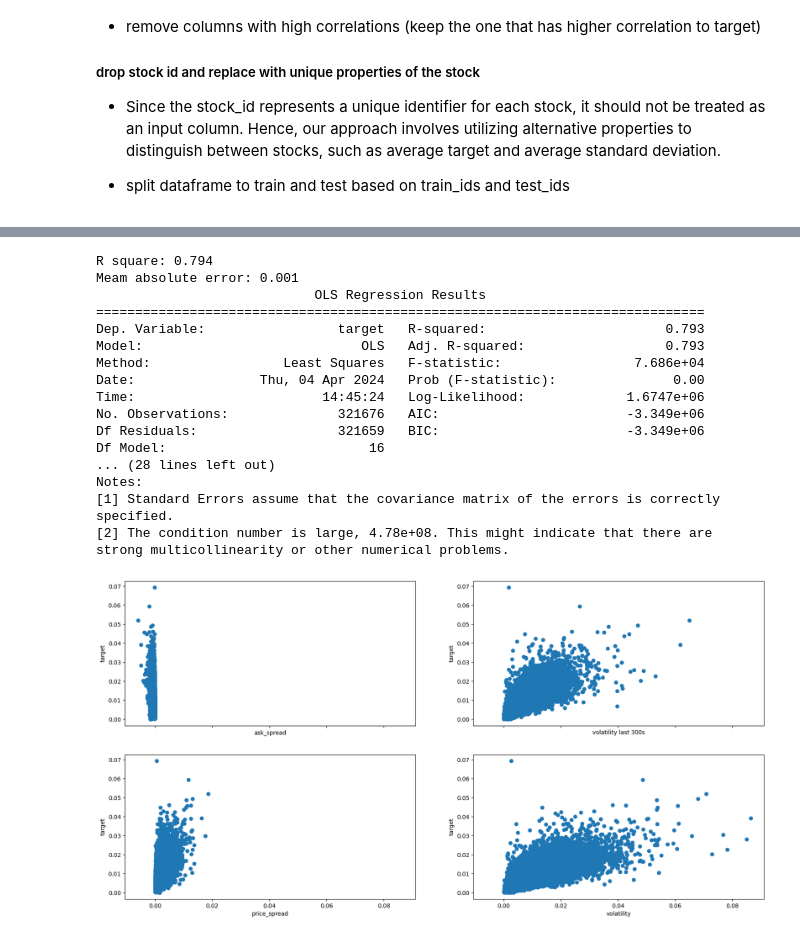
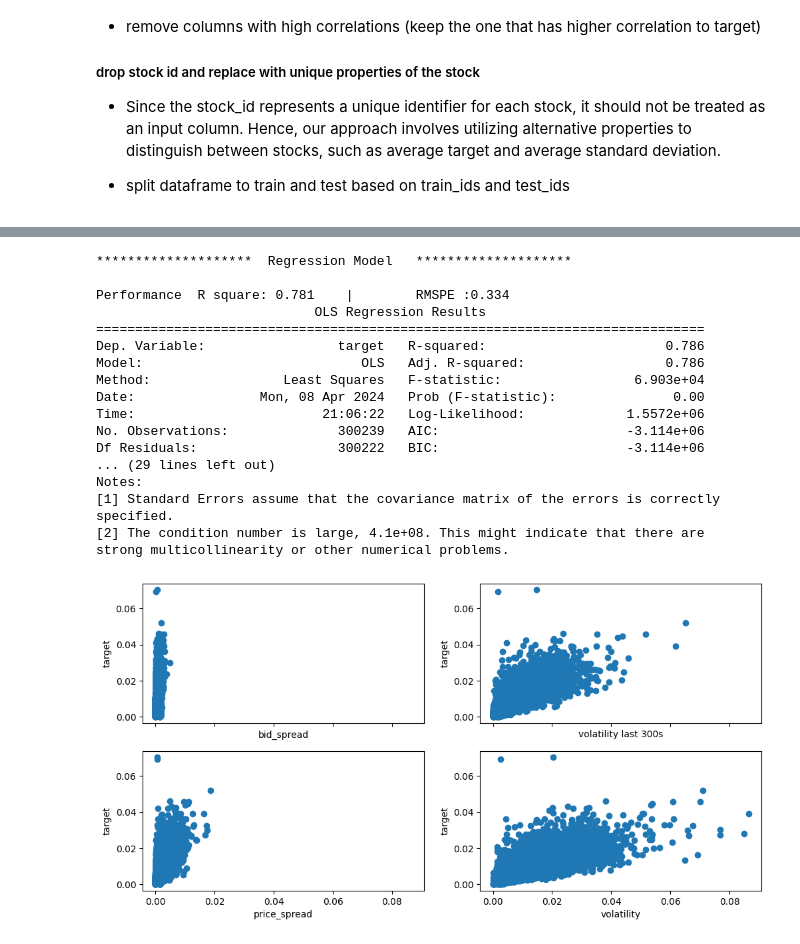
Before and after one commit to mumuxi15/02-Data-Science-Project, a Jupyter notebook: 05-Stock Volatility Prediction/Optiver.ipynb, the cells around one changed output, grey strips where cells are left out. Saved outputs shown, nothing was run; the diff lists cells and outputs as text; code cells hidden in the pictures.

```diff
--- a/05-Stock Volatility Prediction/Optiver.ipynb
+++ b/05-Stock Volatility Prediction/Optiver.ipynb
@@ -393,26 +346,18 @@ Multicollinearity Exists
 # %%
 def processing_train_test(data):
+    """replace stockid with target mean"""
     if data is None:
-        book= processor_book()
+        book  = processor_book()
         trade = processor_trade()
         df = reduce(lambda  left,right: pd.merge(left,right,on=['stock_id','time_id'],
                                                ), [train, book,trade])
     else:
         df = data.copy()
-    print ('len: ',len(df))
-#      # replace stockid with target mean
+    print ('data size: ',len(df))
     stock_id_target_mean = df.groupby('stock_id')['target'].mean()
-    # drop columns with multicollinearity
-    df_train = df.loc[df['stock_id'].isin(train_ids)]
-    df_test = df.loc[df['stock_id'].isin(test_ids)]
+    X, y = df.drop(columns=['target']),  df['target']
+    return X,y
 
-    y_train, y_test = df_train['target'], df_test['target']
-    X_train = df_train.drop(columns=['target'])
-    X_test = df_test.drop(columns=['target'])
-    X_train['stock_id'] = X_train['stock_id'].map(stock_id_target_mean)
-    X_test['stock_id'] = X_test['stock_id'].map(stock_id_target_mean)
-    return (X_train, X_test, y_train, y_test)
-
-X_train, X_test, y_train, y_test = processing_train_test(data=df_out)
-X_train.columns
+X, y = processing_train_test(data=df_out)
+Xtrain, Xtest, ytrain, ytest =  train_test_split(X,y, test_size=0.3, random_state=42)
 # %% [output]
@@ -440,50 +375,43 @@ def LRG_model(X_train, X_test, y_train, y_test):
     est2 = est.fit()
     reg = LinearRegression().fit(X_train, y_train)
     y_pred = reg.predict(X_test)
-    print ('R square: %.3f'%(metrics.r2_score(y_test, y_pred)))
-    print ('Meam absolute error: %.3f '%(metrics.mean_absolute_error(y_test,y_pred)))
+    print ('Performance  R square: %.3f \t|\t RMSPE :%.3f'%(metrics.r2_score(y_test, y_pred), rmspe(y_test, y_pred)))
     print(est2.summary())
 
-
-# R square: 0.794
-# Meam absolute error: 0.001
-LRG_model(X_train, X_test, y_train, y_test)
+print (make_title('Regression Model '))
+LRG_model(Xtrain, Xtest, ytrain, ytest)
 # %% [output]
-R square: 0.794
-Meam absolute error: 0.001
+********************  Regression Model   ********************
+
+Performance  R square: 0.781    |        RMSPE :0.334
                             OLS Regression Results
 ==============================================================================
-Dep. Variable:                 target   R-squared:                       0.793
-Model:                            OLS   Adj. R-squared:                  0.793
-Method:                 Least Squares   F-statistic:                 7.686e+04
-Date:                Thu, 04 Apr 2024   Prob (F-statistic):               0.00
-Time:                        14:45:24   Log-Likelihood:             1.6747e+06
-No. Observations:              321676   AIC:                        -3.349e+06
-Df Residuals:                  321659   BIC:                        -3.349e+06
-Df Model:                          16
-... (28 lines left out)
+Dep. Variable:                 target   R-squared:                       0.786
+Model:                            OLS   Adj. R-squared:                  0.786
+Method:                 Least Squares   F-statistic:                 6.903e+04
+Date:                Mon, 08 Apr 2024   Prob (F-statistic):               0.00
+Time:                        21:06:22   Log-Likelihood:             1.5572e+06
+No. Observations:              300239   AIC:                        -3.114e+06
+Df Residuals:                  300222   BIC:                        -3.114e+06
+... (29 lines left out)
 Notes:
 [1] Standard Errors assume that the covariance matrix of the errors is correctly specified.
-[2] The condition number is large, 4.78e+08. This might indicate that there are
+[2] The condition number is large, 4.1e+08. This might indicate that there are
 strong multicollinearity or other numerical problems.
 # %%
 def plot_one_on_one_graph():
-    fig, ax = plt.subplots(nrows=2, ncols=2,  figsize=(20, 10),sharex=True,squeeze=True)
-
-    ax[0,0].scatter(X_train['ask_spread'],y_train)
+    fig, ax = plt.subplots(nrows=2, ncols=2,  figsize=(12, 6),sharex=True,squeeze=True)
+    ax[0,0].scatter(Xtrain['bid_spread'],ytrain)
     ax[0,1].scatter(X_train['vol_300'],y_train)
     ax[1,0].scatter(X_train['price_spread'],y_train)
     ax[1,1].scatter(X_train['vol'],y_train)
-#     ax[1,0].scatter(X_train['bid_spread'],X_train['ask_spread'])
-    ax[0,0].update({'xlabel':'ask_spread', 'ylabel':'target'})
+    ax[0,0].update({'xlabel':'bid_spread', 'ylabel':'target'})
     ax[0,1].update({'xlabel':'volatility last 300s', 'ylabel':'target'})
     ax[1,0].update({'xlabel':'price_spread', 'ylabel':'target'})
     ax[1,1].update({'xlabel':'volatility', 'ylabel':'target'})
     plt.show()
-
-
 plot_one_on_one_graph()
 # %% [output]
-[figure, old version]
+[figure, new version]
 # %%
 # !pip install xgboost
```
Also changed, not shown: parts of 17 cells of this notebook, 4 other files.
